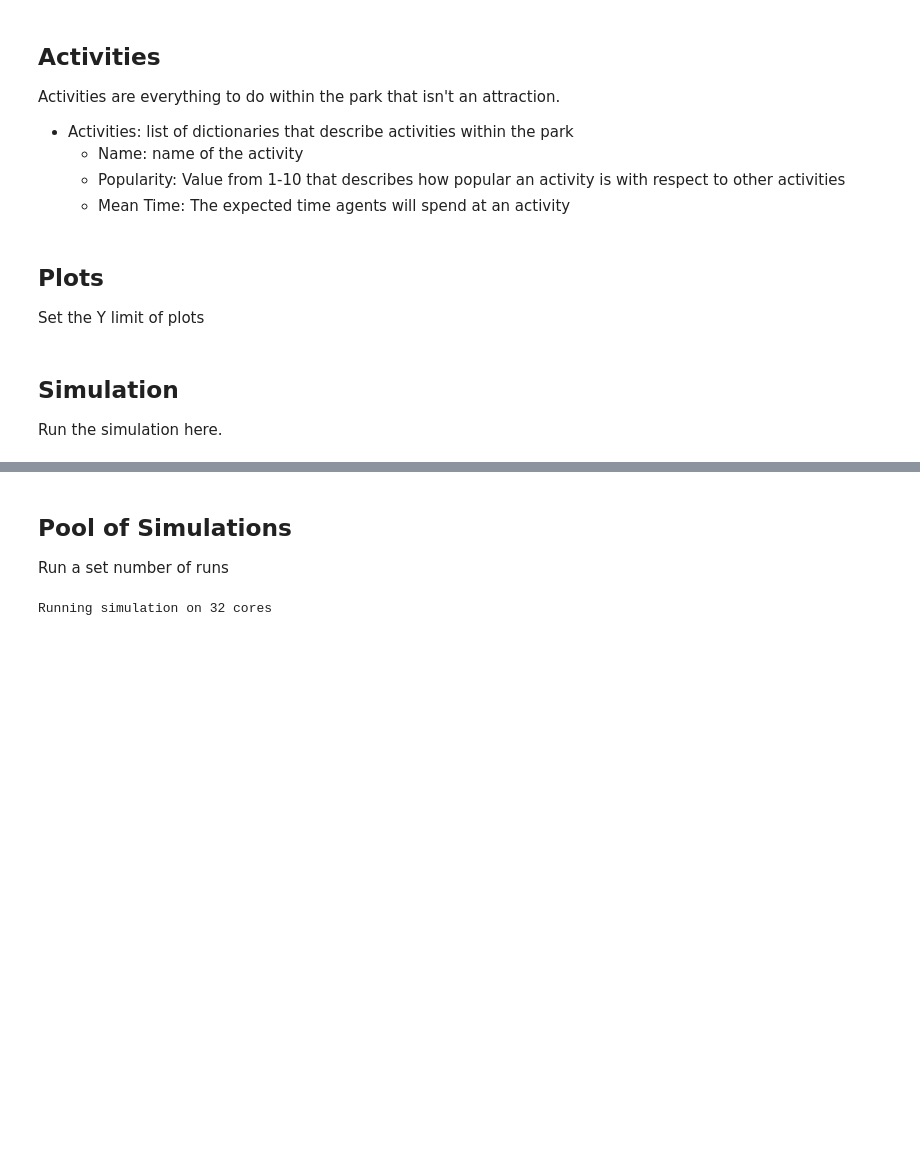
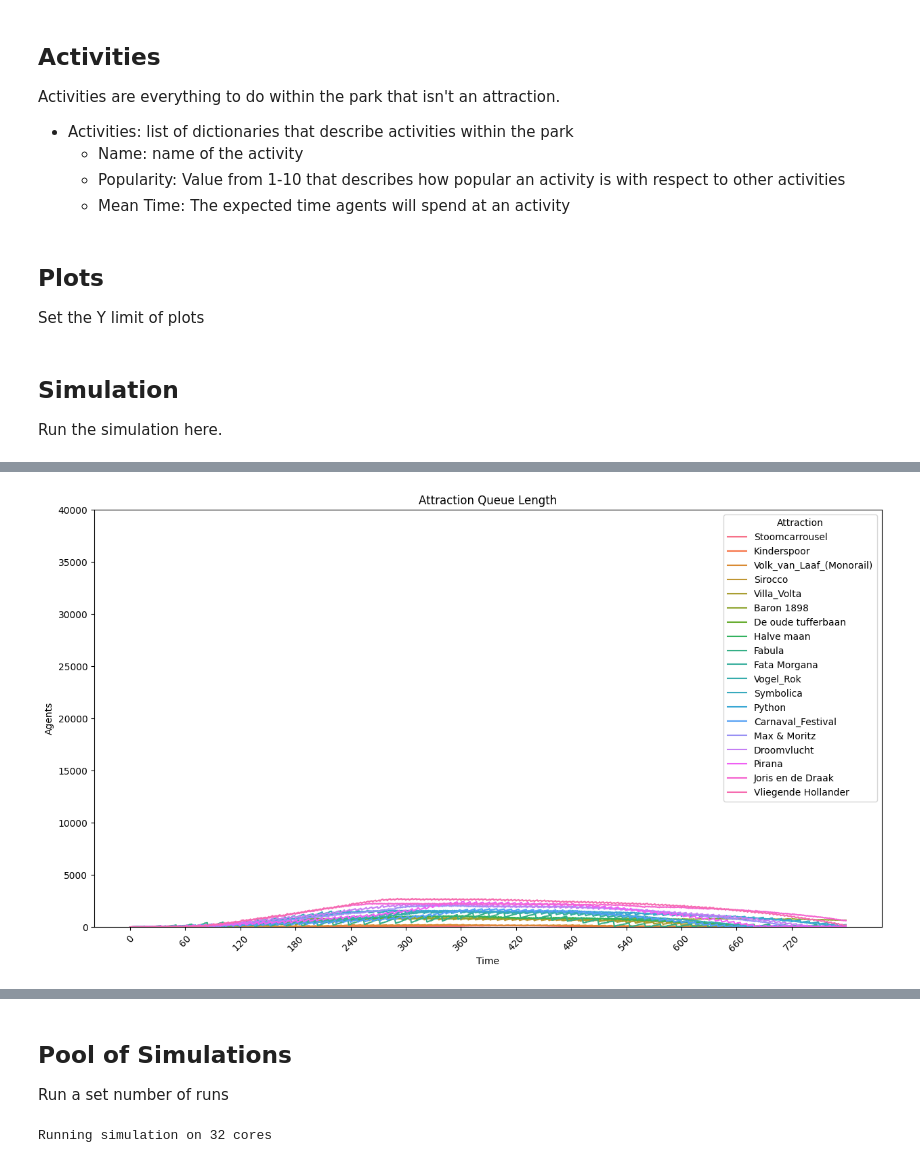
Before and after one commit to Jeffreyvde/EftelingShapeland, a Jupyter notebook: Code/amusement_park_sim.ipynb, the cells around one changed output, grey strips where cells are left out. Drawn from its saved outputs; the diff is of its cells as text; code cells hidden in the pictures; blank space fills up the shorter version.

```diff
--- a/Code/amusement_park_sim.ipynb
+++ b/Code/amusement_park_sim.ipynb
@@ -50,9 +50,9 @@ HOURLY_PERCENT = {
     "11:00 PM": 0,
     "12:00 PM": 0
 }
-EXP_ABILITY_PCT = 1.0
+EXP_ABILITY_PCT = 0.7
 EXP_THRESHOLD = 1
-EXP_LIMIT = 3
+EXP_LIMIT = 1
 # %% [markdown]
 ## Agents
 
@@ -70,12 +70,12 @@ Archetypes can be tweaked and new archetypes can be added in `behavior_reference
 - Agent Archetype Distribution: dictates the probability an agent will have a particular behavioral archetype
 # %%
 AGENT_ARCHETYPE_DISTRIBUTION = {
-    "ride_enthusiast": 0,
-    "ride_favorer": 15,
-    "park_tourer": 15,
-    "park_visitor": 50,
-    "activity_favorer": 10,
-    "activity_enthusiast": 10,
+    "ride_enthusiast": 10,
+    "ride_favorer": 0,
+    "park_tourer": 70,
+    "park_visitor": 0,
+    "activity_favorer": 20,
+    "activity_enthusiast": 0,
 }
 # %% [markdown]
 ## Attractions
@@ -423,0 +360,66 @@ park.print_logs(N = 5)
+# %%
+# Initialize Park
+RNG_SEED = 1005
+
+park = Park(
+    attraction_list=ATTRACTIONS,
+    activity_list=ACTIVITIES,
+    plot_range=PLOT_RANGE,
+    random_seed=RNG_SEED,
+    version=VERSION,
+    verbosity=VERBOSITY
+)
+
+# Build Arrivals
+
+park.generate_arrival_schedule(
+    arrival_seed=HOURLY_PERCENT,
+    total_daily_agents=TOTAL_DAILY_AGENTS,
+    perfect_arrivals=PERFECT_ARRIVALS,
+)
+
+# Build Agents
+park.generate_agents(
+    behavior_archetype_distribution=AGENT_ARCHETYPE_DISTRIBUTION,
+    exp_ability_pct=EXP_ABILITY_PCT,
+    exp_wait_threshold=EXP_THRESHOLD,
+    exp_limit=EXP_LIMIT
+)
+
+# Build Attractions + Activities
+park.generate_attractions()
+park.generate_activities()
+
+# Pass Time
+for _ in range(len(HOURLY_PERCENT.keys()) * 60):
+    park.step()
+
+# Save Parameters of Current Run
+sim_parameters = {
+    "VERSION": VERSION,
+    "VERBOSITY": VERBOSITY,
+    "SHOW_PLOTS": SHOW_PLOTS,
+    "RNG_SEED": RNG_SEED,
+    "TOTAL_DAILY_AGENTS": TOTAL_DAILY_AGENTS,
+    "PERFECT_ARRIVALS": PERFECT_ARRIVALS,
+    "HOURLY_PERCENT": HOURLY_PERCENT,
+    "EXP_ABILITY_PCT": EXP_ABILITY_PCT,
+    "EXP_THRESHOLD": EXP_THRESHOLD,
+    "EXP_LIMIT": EXP_LIMIT,
+    "AGENT_ARCHETYPE_DISTRIBUTION": AGENT_ARCHETYPE_DISTRIBUTION,
+    "ATTRACTIONS": ATTRACTIONS,
+    "ACTIVITIES": ACTIVITIES,
+    "BEHAVIOR_ARCHETYPE_PARAMETERS": BEHAVIOR_ARCHETYPE_PARAMETERS,
+}
+park.write_data_to_file(
+    data=sim_parameters,
+    output_file_path=f"data/{VERSION}/parameters",
+    output_file_format="json"
+)
+
+# Store + Print Data
+park.make_plots(show=SHOW_PLOTS)
+park.print_logs(N = 5)
+#park.print_logs(selected_agent_ids = [778])
+# %% [output]
+[figure, added]
```
Also changed, not shown: parts of 10 cells of this notebook, 4 other files.
